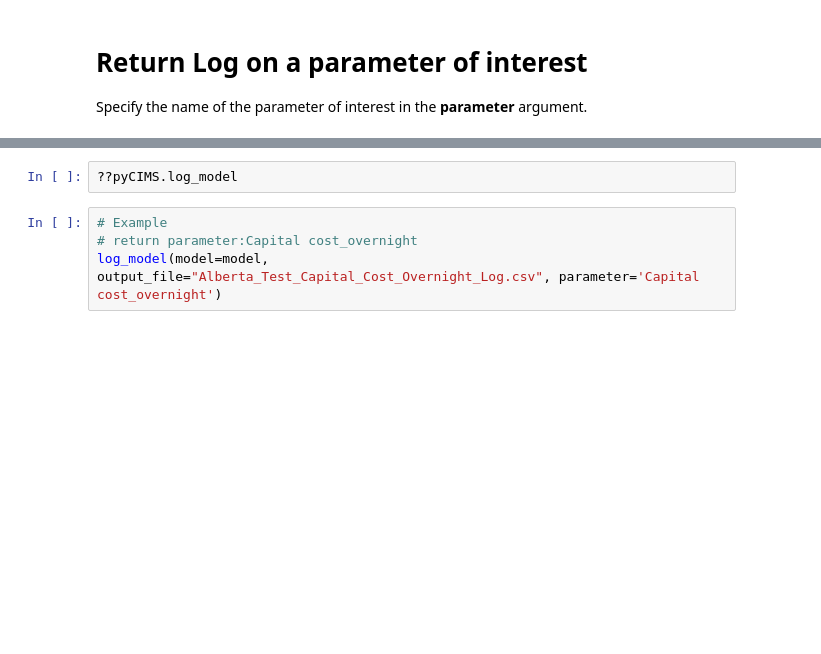
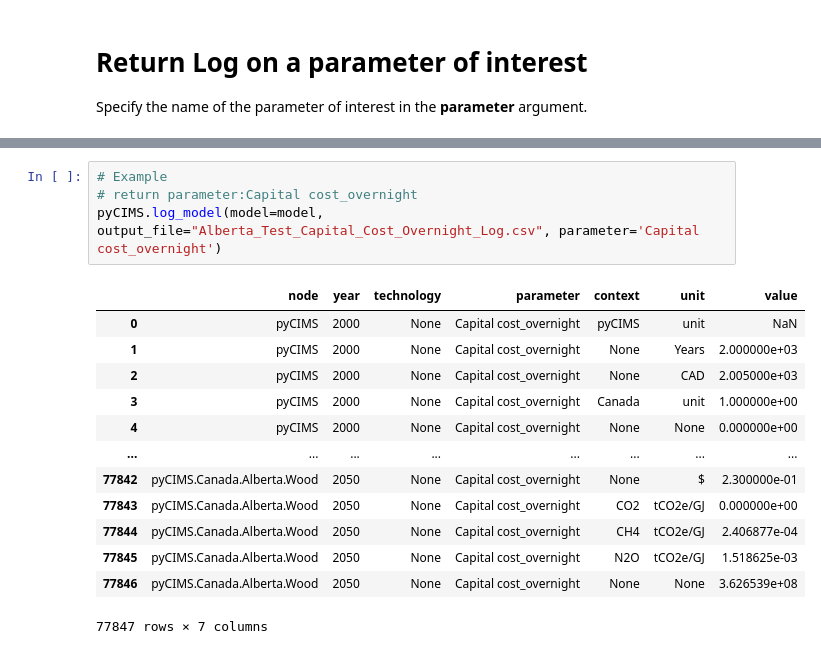
Before and after one commit to EMRG-SFU/cims, a Jupyter notebook: tutorials/Logging Tutorial.ipynb, the cells around one changed output, grey strips where cells are left out. Drawn from its saved outputs; the diff is of its cells as text; blank space fills up the shorter version.

```diff
--- a/tutorials/Logging Tutorial.ipynb
+++ b/tutorials/Logging Tutorial.ipynb
@@ -116,9 +126,21 @@ TypeError: log_model() got an unexpected keyword argument 'parameter'
-# %%
-??pyCIMS.log_model
 # %%
 # Example
 # return parameter:Capital cost_overnight
-log_model(model=model, output_file="Alberta_Test_Capital_Cost_Overnight_Log.csv", parameter='Capital cost_overnight')
+pyCIMS.log_model(model=model, output_file="Alberta_Test_Capital_Cost_Overnight_Log.csv", parameter='Capital cost_overnight')
+# %% [output]
+|  | node | year | technology | parameter | context | unit | value |
+| 0 | pyCIMS | 2000 | None | Capital cost_overnight | pyCIMS | unit | NaN |
+| 1 | pyCIMS | 2000 | None | Capital cost_overnight | None | Years | 2.000000e+03 |
+| 2 | pyCIMS | 2000 | None | Capital cost_overnight | None | CAD | 2.005000e+03 |
+| 3 | pyCIMS | 2000 | None | Capital cost_overnight | Canada | unit | 1.000000e+00 |
+| 4 | pyCIMS | 2000 | None | Capital cost_overnight | None | None | 0.000000e+00 |
+| ... | ... | ... | ... | ... | ... | ... | ... |
+| 77842 | pyCIMS.Canada.Alberta.Wood | 2050 | None | Capital cost_overnight | None | $ | 2.300000e-01 |
+| 77843 | pyCIMS.Canada.Alberta.Wood | 2050 | None | Capital cost_overnight | CO2 | tCO2e/GJ | 0.000000e+00 |
+| 77844 | pyCIMS.Canada.Alberta.Wood | 2050 | None | Capital cost_overnight | CH4 | tCO2e/GJ | 2.406877e-04 |
+| 77845 | pyCIMS.Canada.Alberta.Wood | 2050 | None | Capital cost_overnight | N2O | tCO2e/GJ | 1.518625e-03 |
+| 77846 | pyCIMS.Canada.Alberta.Wood | 2050 | None | Capital cost_overnight | None | None | 3.626539e+08 |
+77847 rows × 7 columns
 # %%
 # Example
 # return parameter: Life Cycle Cost
```
Also changed, not shown: parts of 5 cells of this notebook.
